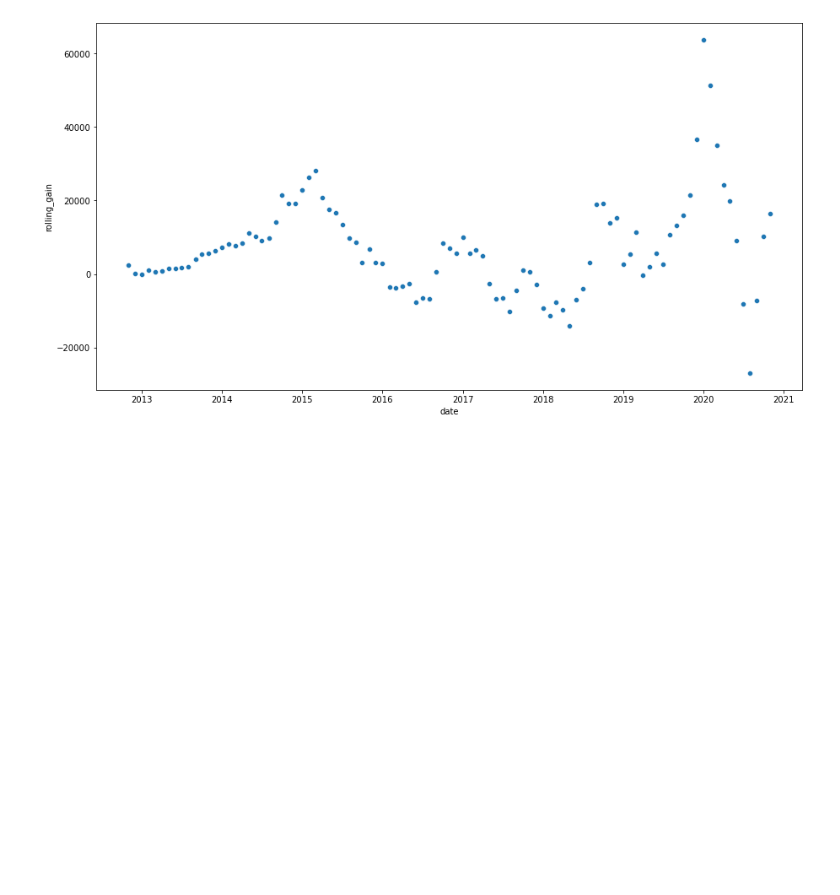
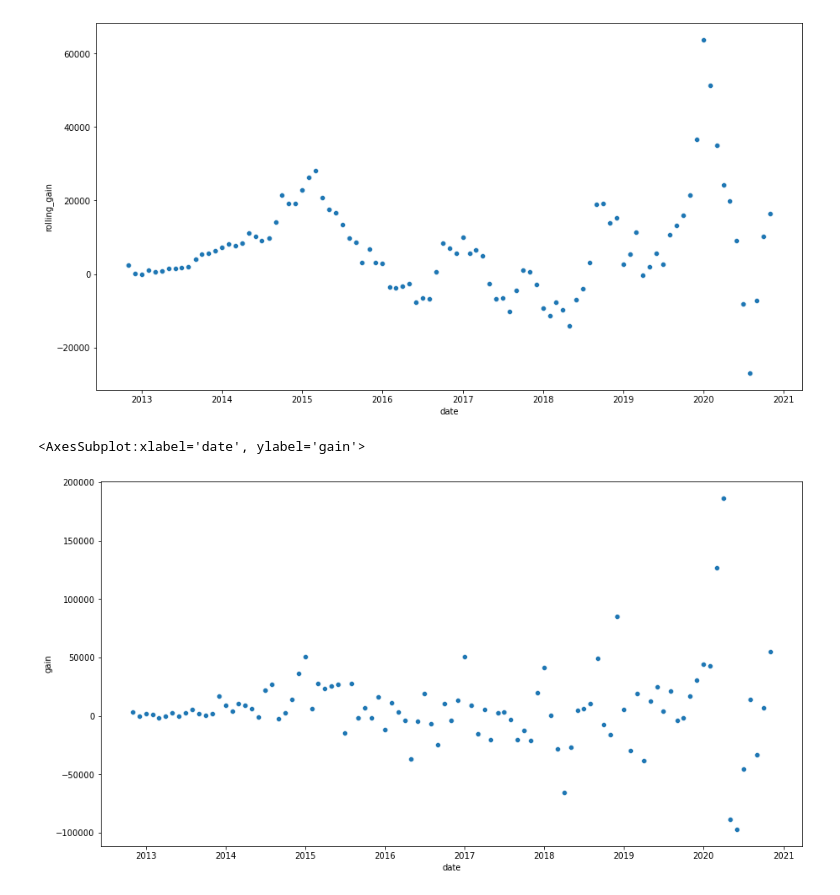
Before and after one commit to data301-2021-winter1/project-group01-project, a Jupyter notebook: notebooks/analysis1.ipynb, the cells around one changed output. Saved outputs shown, nothing was run; the diff lists cells and outputs as text; code cells hidden in the pictures; blank space fills up the shorter version.

```diff
--- a/notebooks/analysis1.ipynb
+++ b/notebooks/analysis1.ipynb
@@ -269,3 +272,10 @@ sns.scatterplot(x = 'date', y='rolling_gain', data = df_csgo_sorted)
 # %% [output]
 <AxesSubplot:xlabel='date', ylabel='rolling_gain'>
 [figure]
+# %%
+fig = plt.gcf()
+fig.set_size_inches(15, 8)
+sns.scatterplot(x = 'date', y='gain', data = df_csgo_sorted)
+# %% [output]
+<AxesSubplot:xlabel='date', ylabel='gain'>
+[figure, added]
```
Also changed, not shown: parts of 34 cells of this notebook, 1 other file.
